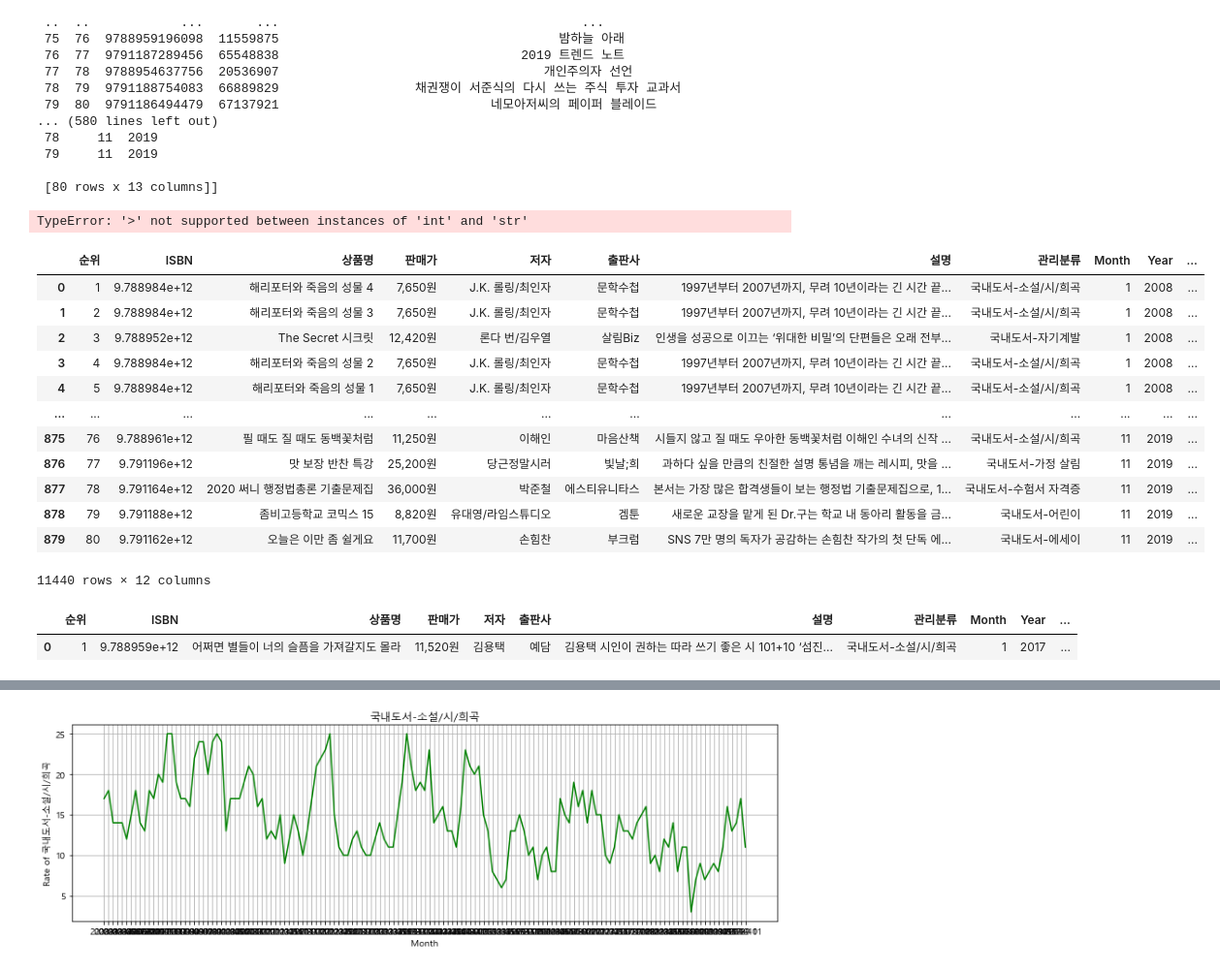
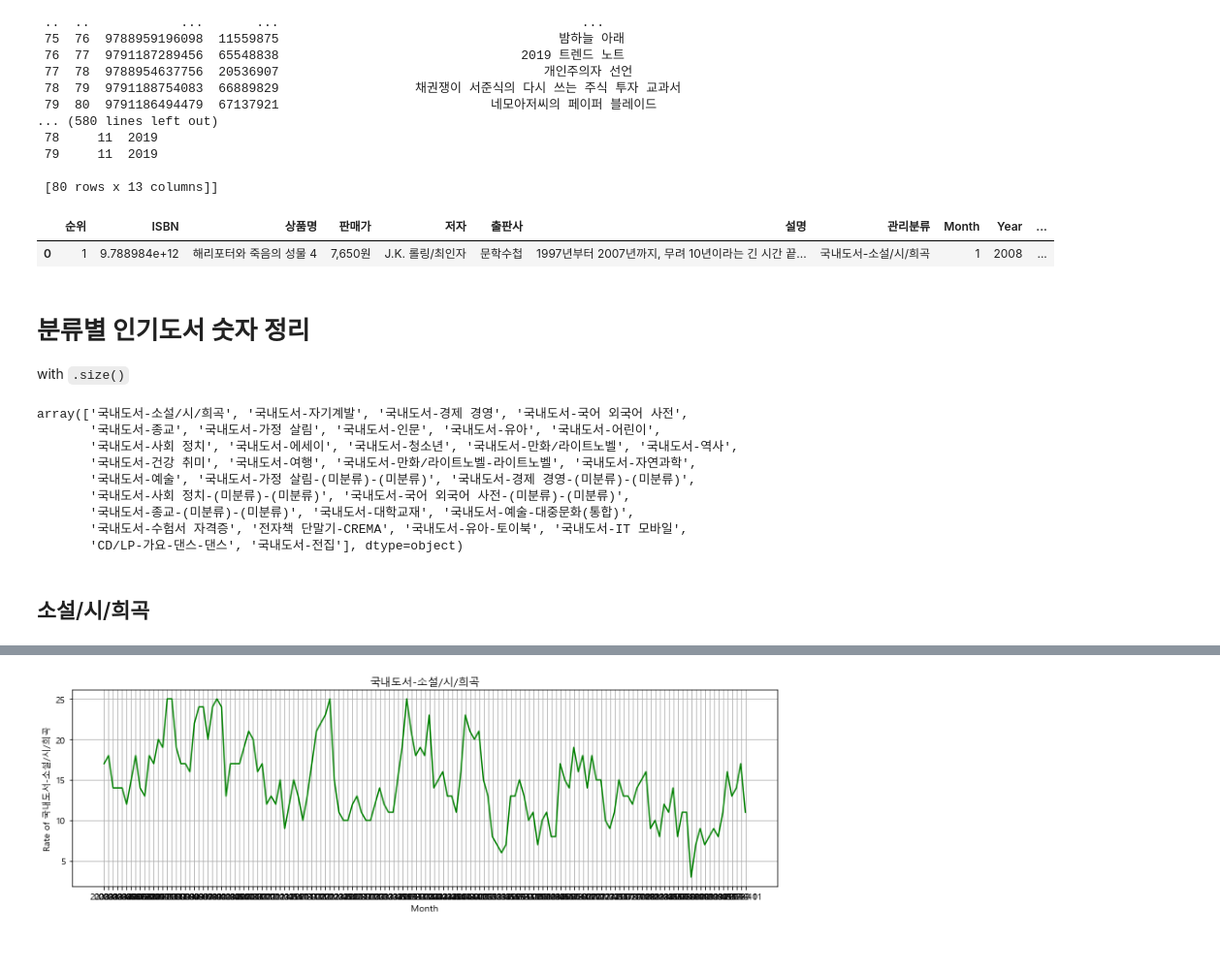
Before and after one commit to twg12/Bestseller-Analysis, a Jupyter notebook: Yes24 Bestseller/Total.ipynb, the cells around one changed output, grey strips where cells are left out. Shown at 97% size. Cells and saved outputs as stored; diff of their text form; code cells hidden in the pictures.

```diff
--- a/Yes24 Bestseller/Total.ipynb
+++ b/Yes24 Bestseller/Total.ipynb
@@ -755,33 +755,30 @@ List_2019
 # %%
 Total = pd.concat(
     [Yes24_2008, Yes24_2009, Yes24_2010, Yes24_2011, Yes24_2012, Yes24_2013, Yes24_2014, Yes24_2015, Yes24_2016,Yes24_2017,Yes24_2018,Yes24_2019], sort=False)
-year_and_month = Total['Year'].merge(Total['Month'], )
-year_and_month
-# %% [output]
-TypeError: '>' not supported between instances of 'int' and 'str'
 # %%
 Yes24 = Total.drop(columns=['출고예상일', 'YES포인트', '상품번호'])
 Yes24['Monthly Period'] = Total['Month']
 Yes24['Annual Period'] = Total['Year']
 # %%
-Yes24
+Yes24.head(1)
 # %% [output]
 |  | 순위 | ISBN | 상품명 | 판매가 | 저자 | 출판사 | 설명 | 관리분류 | Month | Year | ... |
 | 0 | 1 | 9.788984e+12 | 해리포터와 죽음의 성물 4 | 7,650원 | J.K. 롤링/최인자 | 문학수첩 | 1997년부터 2007년까지, 무려 10년이라는 긴 시간 끝... | 국내도서-소설/시/희곡 | 1 | 2008 | ... |
-| 1 | 2 | 9.788984e+12 | 해리포터와 죽음의 성물 3 | 7,650원 | J.K. 롤링/최인자 | 문학수첩 | 1997년부터 2007년까지, 무려 10년이라는 긴 시간 끝... | 국내도서-소설/시/희곡 | 1 | 2008 | ... |
-| 2 | 3 | 9.788952e+12 | The Secret 시크릿 | 12,420원 | 론다 번/김우열 | 살림Biz | 인생을 성공으로 이끄는 ‘위대한 비밀’의 단편들은 오래 전부... | 국내도서-자기계발 | 1 | 2008 | ... |
-| 3 | 4 | 9.788984e+12 | 해리포터와 죽음의 성물 2 | 7,650원 | J.K. 롤링/최인자 | 문학수첩 | 1997년부터 2007년까지, 무려 10년이라는 긴 시간 끝... | 국내도서-소설/시/희곡 | 1 | 2008 | ... |
-| 4 | 5 | 9.788984e+12 | 해리포터와 죽음의 성물 1 | 7,650원 | J.K. 롤링/최인자 | 문학수첩 | 1997년부터 2007년까지, 무려 10년이라는 긴 시간 끝... | 국내도서-소설/시/희곡 | 1 | 2008 | ... |
-| ... | ... | ... | ... | ... | ... | ... | ... | ... | ... | ... | ... |
-| 875 | 76 | 9.788961e+12 | 필 때도 질 때도 동백꽃처럼 | 11,250원 | 이해인 | 마음산책 | 시들지 않고 질 때도 우아한 동백꽃처럼 이해인 수녀의 신작 ... | 국내도서-소설/시/희곡 | 11 | 2019 | ... |
-| 876 | 77 | 9.791196e+12 | 맛 보장 반찬 특강 | 25,200원 | 당근정말시러 | 빛날;희 | 과하다 싶을 만큼의 친절한 설명 통념을 깨는 레시피, 맛을 ... | 국내도서-가정 살림 | 11 | 2019 | ... |
-| 877 | 78 | 9.791164e+12 | 2020 써니 행정법총론 기출문제집 | 36,000원 | 박준철 | 에스티유니타스 | 본서는 가장 많은 합격생들이 보는 행정법 기출문제집으로, 1... | 국내도서-수험서 자격증 | 11 | 2019 | ... |
-| 878 | 79 | 9.791188e+12 | 좀비고등학교 코믹스 15 | 8,820원 | 유대영/라임스튜디오 | 겜툰 | 새로운 교장을 맡게 된 Dr.구는 학교 내 동아리 활동을 금... | 국내도서-어린이 | 11 | 2019 | ... |
-| 879 | 80 | 9.791162e+12 | 오늘은 이만 좀 쉴게요 | 11,700원 | 손힘찬 | 부크럼 | SNS 7만 명의 독자가 공감하는 손힘찬 작가의 첫 단독 에... | 국내도서-에세이 | 11 | 2019 | ... |
-11440 rows × 12 columns
-# %%
-Yes24[Yes24['Year'] == '2017'].head(1)
-# %% [output]
-|  | 순위 | ISBN | 상품명 | 판매가 | 저자 | 출판사 | 설명 | 관리분류 | Month | Year | ... |
-| 0 | 1 | 9.788959e+12 | 어쩌면 별들이 너의 슬픔을 가져갈지도 몰라 | 11,520원 | 김용택 | 예담 | 김용택 시인이 권하는 따라 쓰기 좋은 시 101+10 ‘섬진... | 국내도서-소설/시/희곡 | 1 | 2017 | ... |
+# %% [markdown]
+# 분류별 인기도서 숫자 정리
+with `.size()`
+# %%
+Yes24['관리분류'].unique().order_by()
+# %% [output]
+array(['국내도서-소설/시/희곡', '국내도서-자기계발', '국내도서-경제 경영', '국내도서-국어 외국어 사전',
+       '국내도서-종교', '국내도서-가정 살림', '국내도서-인문', '국내도서-유아', '국내도서-어린이',
+       '국내도서-사회 정치', '국내도서-에세이', '국내도서-청소년', '국내도서-만화/라이트노벨', '국내도서-역사',
+       '국내도서-건강 취미', '국내도서-여행', '국내도서-만화/라이트노벨-라이트노벨', '국내도서-자연과학',
+       '국내도서-예술', '국내도서-가정 살림-(미분류)-(미분류)', '국내도서-경제 경영-(미분류)-(미분류)',
+       '국내도서-사회 정치-(미분류)-(미분류)', '국내도서-국어 외국어 사전-(미분류)-(미분류)',
+       '국내도서-종교-(미분류)-(미분류)', '국내도서-대학교재', '국내도서-예술-대중문화(통합)',
+       '국내도서-수험서 자격증', '전자책 단말기-CREMA', '국내도서-유아-토이북', '국내도서-IT 모바일',
+       'CD/LP-가요-댄스-댄스', '국내도서-전집'], dtype=object)
+# %% [markdown]
+## 소설/시/희곡
 # %%
```
Also changed, not shown: parts of 33 cells of this notebook.
